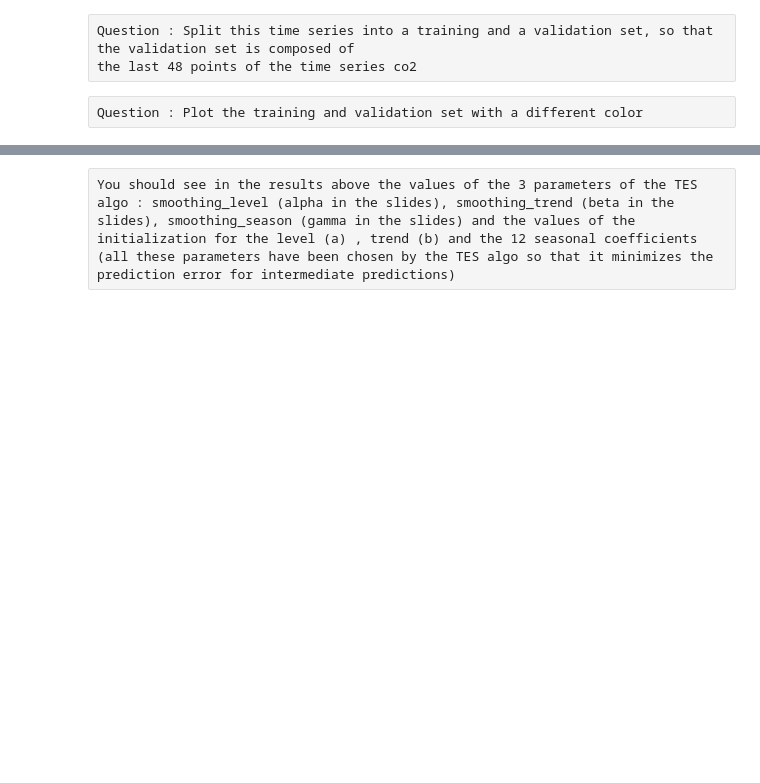
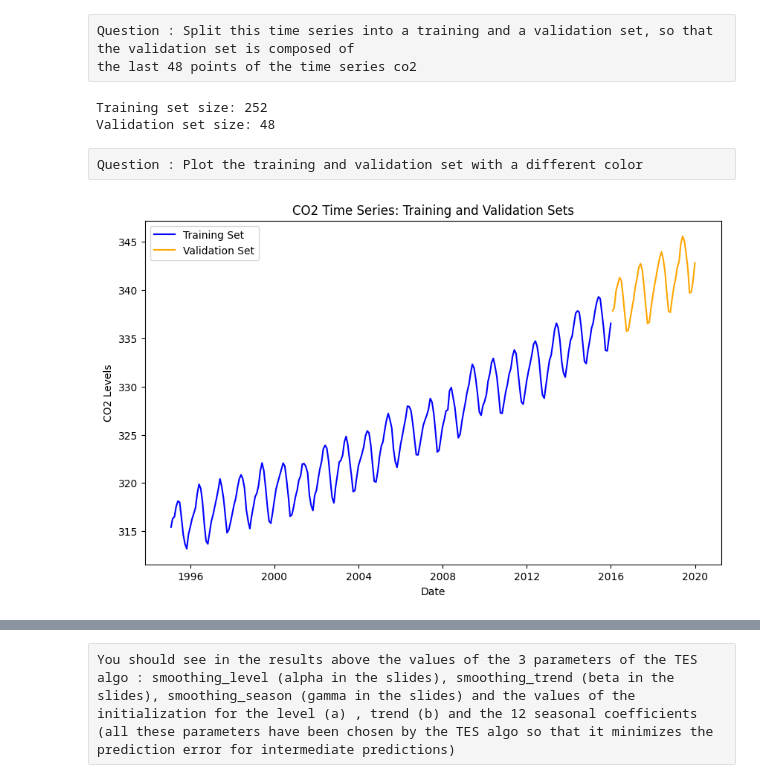
Before and after one commit to SylvaireN/MPCm1, a Jupyter notebook: MPC_TP3_Student.ipynb, the cells around one changed output, grey strips where cells are left out. Drawn from its saved outputs; the diff is of its cells as text; code cells hidden in the pictures; blank space fills up the shorter version.

```diff
--- a/MPC_TP3_Student.ipynb
+++ b/MPC_TP3_Student.ipynb
@@ -57,8 +57,30 @@ plt.show()
 # %% [raw]
 Question : Split this time series into a training and a validation set, so that the validation set is composed of
 the last 48 points of the time series co2
+# %%
+# Split the data into training and validation sets
+co2_train = co2.iloc[:-48]
+co2_validation = co2.iloc[-48:]
+
+# Display the sizes of the training and validation sets
+print(f"Training set size: {len(co2_train)}")
+print(f"Validation set size: {len(co2_validation)}")
+# %% [output]
+Training set size: 252
+Validation set size: 48
 # %% [raw]
 Question : Plot the training and validation set with a different color
+# %%
+plt.figure(figsize=(10, 6))
+plt.plot(co2_train.index, co2_train['CO2'], label='Training Set', color='blue')
+plt.plot(co2_validation.index, co2_validation['CO2'], label='Validation Set', color='orange')
+plt.title('CO2 Time Series: Training and Validation Sets')
+plt.xlabel('Date')
+plt.ylabel('CO2 Levels')
+plt.legend()
+plt.show()
+# %% [output]
+[figure, added]
 # %%
 # We will now apply the Triple Exponential Smoothing algorithm to the training data (additive model first)
 # As you can see below, we need to indicate the length of the period in 'seasonal_periods', and
```
Also changed, not shown: parts of 22 cells of this notebook.
